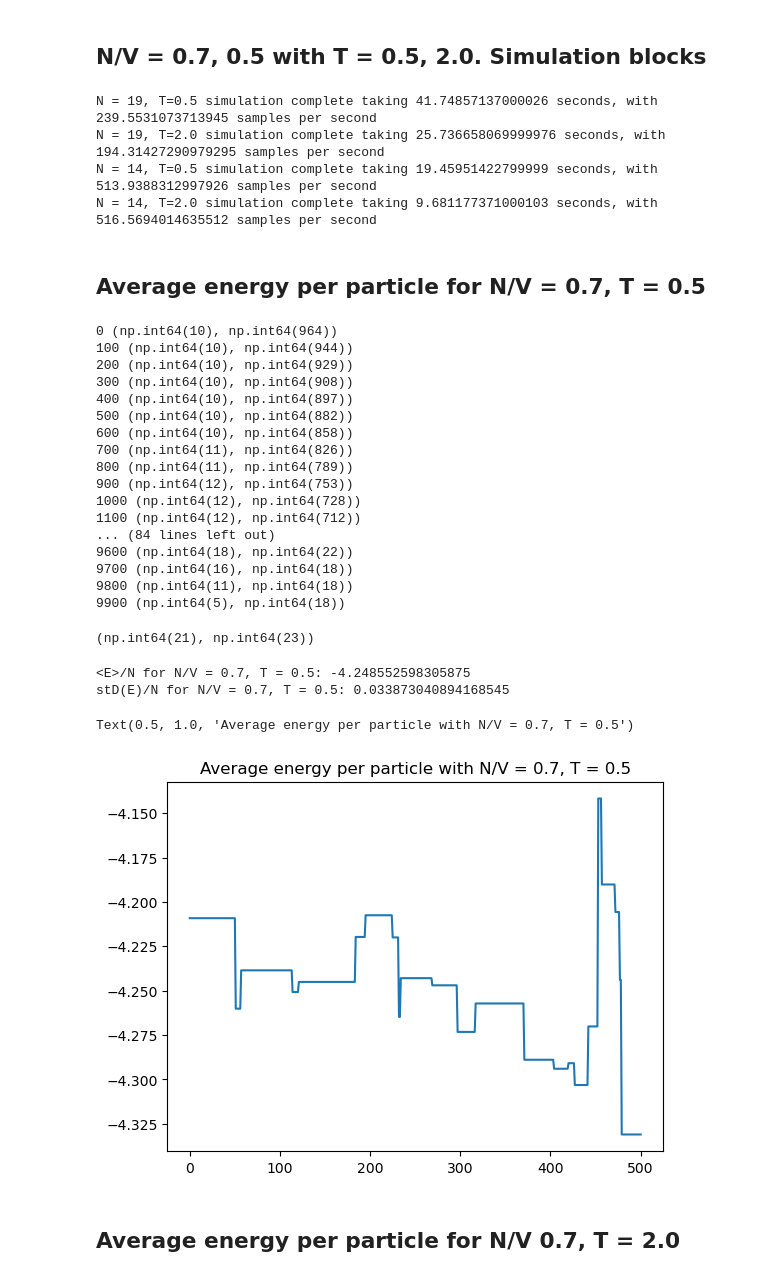
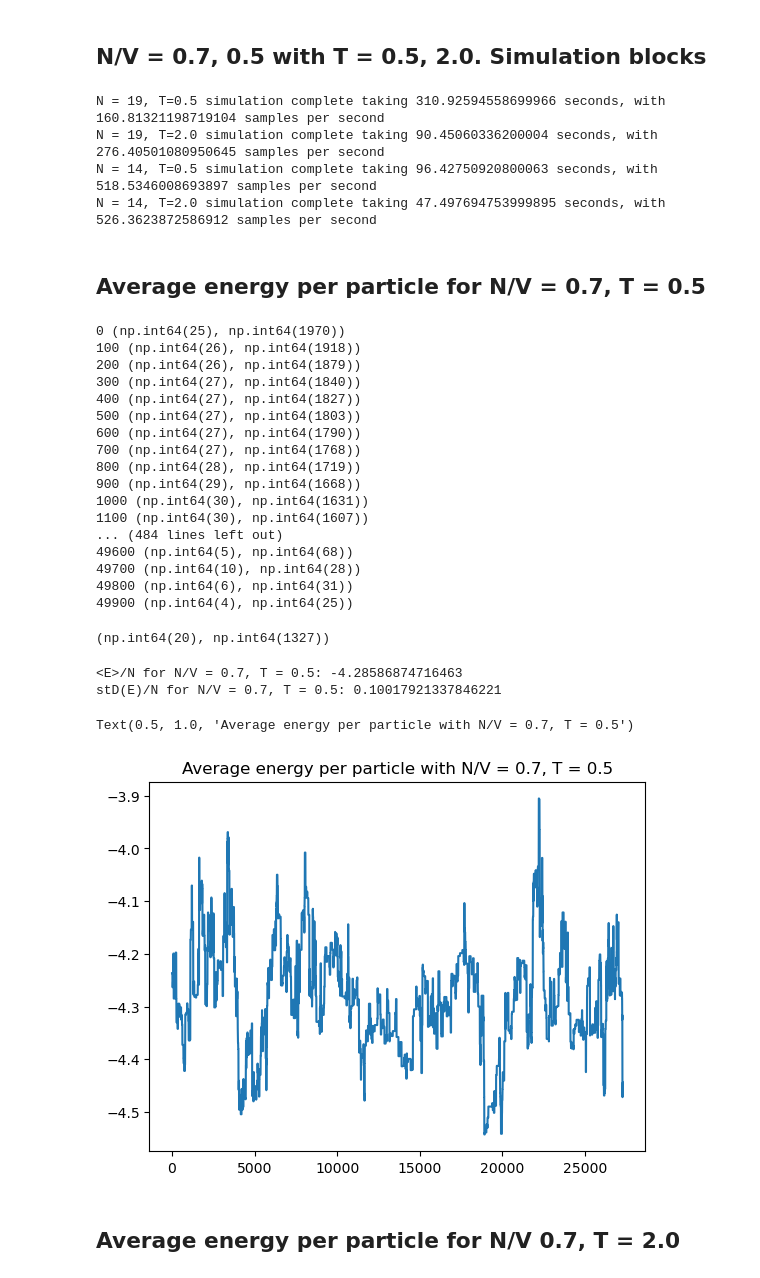
Before and after one commit to eridanirojas/563-rojas, a Jupyter notebook: 3DMCSampling.ipynb, the cells around one changed output. Cells and saved outputs as stored; diff of their text form; code cells hidden in the pictures.

```diff
--- a/3DMCSampling.ipynb
+++ b/3DMCSampling.ipynb
@@ -199,10 +199,10 @@ for i in N:
   for j in T:
     if j == 0.5:
       delt = 1.0
-      steps = 10000
+      steps = 50000
     else:
       delt = 0.3
-      steps = 5000
+      steps = 25000
     t1 = time.perf_counter()
     system = System(i,L,j, r_min = 1)
     energies, accepted, rejected, _ , _ = simulation(system, steps, T = j, delta = delt, epsilon = 1.0, sigma = 1.0, r_cut = 2.5)
@@ -211,49 +211,49 @@ for i in N:
     a_rates.append(accepted/(accepted+rejected))
     print(f"N = {i}, T={j} simulation complete taking {t2-t1} seconds, with {len(energies)/(t2-t1)} samples per second")
 # %% [output]
-N = 19, T=0.5 simulation complete taking 41.74857137000026 seconds, with 239.5531073713945 samples per second
-N = 19, T=2.0 simulation complete taking 25.736658069999976 seconds, with 194.31427290979295 samples per second
-N = 14, T=0.5 simulation complete taking 19.45951422799999 seconds, with 513.9388312997926 samples per second
-N = 14, T=2.0 simulation complete taking 9.681177371000103 seconds, with 516.5694014635512 samples per second
+N = 19, T=0.5 simulation complete taking 310.92594558699966 seconds, with 160.81321198719104 samples per second
+N = 19, T=2.0 simulation complete taking 90.45060336200004 seconds, with 276.40501080950645 samples per second
+N = 14, T=0.5 simulation complete taking 96.42750920800063 seconds, with 518.5346008693897 samples per second
+N = 14, T=2.0 simulation complete taking 47.497694753999895 seconds, with 526.3623872586912 samples per second
 # %% [markdown]
 ## Average energy per particle for N/V = 0.7, T = 0.5
 # %%
-for start in range(0,10000,100):
+for start in range(0,50000,100):
   print(start, autocorr1D(l_energies[0][start:]))
 # %% [output]
-0 (np.int64(10), np.int64(964))
-100 (np.int64(10), np.int64(944))
-200 (np.int64(10), np.int64(929))
-300 (np.int64(10), np.int64(908))
-400 (np.int64(10), np.int64(897))
-500 (np.int64(10), np.int64(882))
-600 (np.int64(10), np.int64(858))
-700 (np.int64(11), np.int64(826))
-800 (np.int64(11), np.int64(789))
-900 (np.int64(12), np.int64(753))
-1000 (np.int64(12), np.int64(728))
-1100 (np.int64(12), np.int64(712))
-... (84 lines left out)
-9600 (np.int64(18), np.int64(22))
-9700 (np.int64(16), np.int64(18))
-9800 (np.int64(11), np.int64(18))
-9900 (np.int64(5), np.int64(18))
+0 (np.int64(25), np.int64(1970))
+100 (np.int64(26), np.int64(1918))
+200 (np.int64(26), np.int64(1879))
+300 (np.int64(27), np.int64(1840))
+400 (np.int64(27), np.int64(1827))
+500 (np.int64(27), np.int64(1803))
+600 (np.int64(27), np.int64(1790))
+700 (np.int64(27), np.int64(1768))
+800 (np.int64(28), np.int64(1719))
+900 (np.int64(29), np.int64(1668))
+1000 (np.int64(30), np.int64(1631))
+1100 (np.int64(30), np.int64(1607))
+... (484 lines left out)
+49600 (np.int64(5), np.int64(68))
+49700 (np.int64(10), np.int64(28))
+49800 (np.int64(6), np.int64(31))
+49900 (np.int64(4), np.int64(25))
 # %%
-autocorr1D(l_energies[0][9500:]) # 21 independent samples
+autocorr1D(l_energies[0][22700:]) # 20 independent samples
 # %% [output]
-(np.int64(21), np.int64(23))
+(np.int64(20), np.int64(1327))
 # %%
-print("<E>/N for N/V = 0.7, T = 0.5:", np.average(l_energies[0][9500:])/ N[0])
-print("stD(E)/N for N/V = 0.7, T = 0.5:", np.std(l_energies[0][9500:])/ N[0])
+print("<E>/N for N/V = 0.7, T = 0.5:", np.average(l_energies[0][22700:])/ N[0])
+print("stD(E)/N for N/V = 0.7, T = 0.5:", np.std(l_energies[0][22700:])/ N[0])
 # %% [output]
-<E>/N for N/V = 0.7, T = 0.5: -4.248552598305875
-stD(E)/N for N/V = 0.7, T = 0.5: 0.033873040894168545
+<E>/N for N/V = 0.7, T = 0.5: -4.28586874716463
+stD(E)/N for N/V = 0.7, T = 0.5: 0.10017921337846221
 # %%
-plt.plot(l_energies[0][9500:]/N[0])
+plt.plot(l_energies[0][22700:]/N[0])
 plt.title("Average energy per particle with N/V = 0.7, T = 0.5")
 # %% [output]
 Text(0.5, 1.0, 'Average energy per particle with N/V = 0.7, T = 0.5')
-[figure, old version]
+[figure, new version]
 # %% [markdown]
 ## Average energy per particle for N/V 0.7, T = 2.0
 # %%
```
Also changed, not shown: parts of 18 cells of this notebook.
